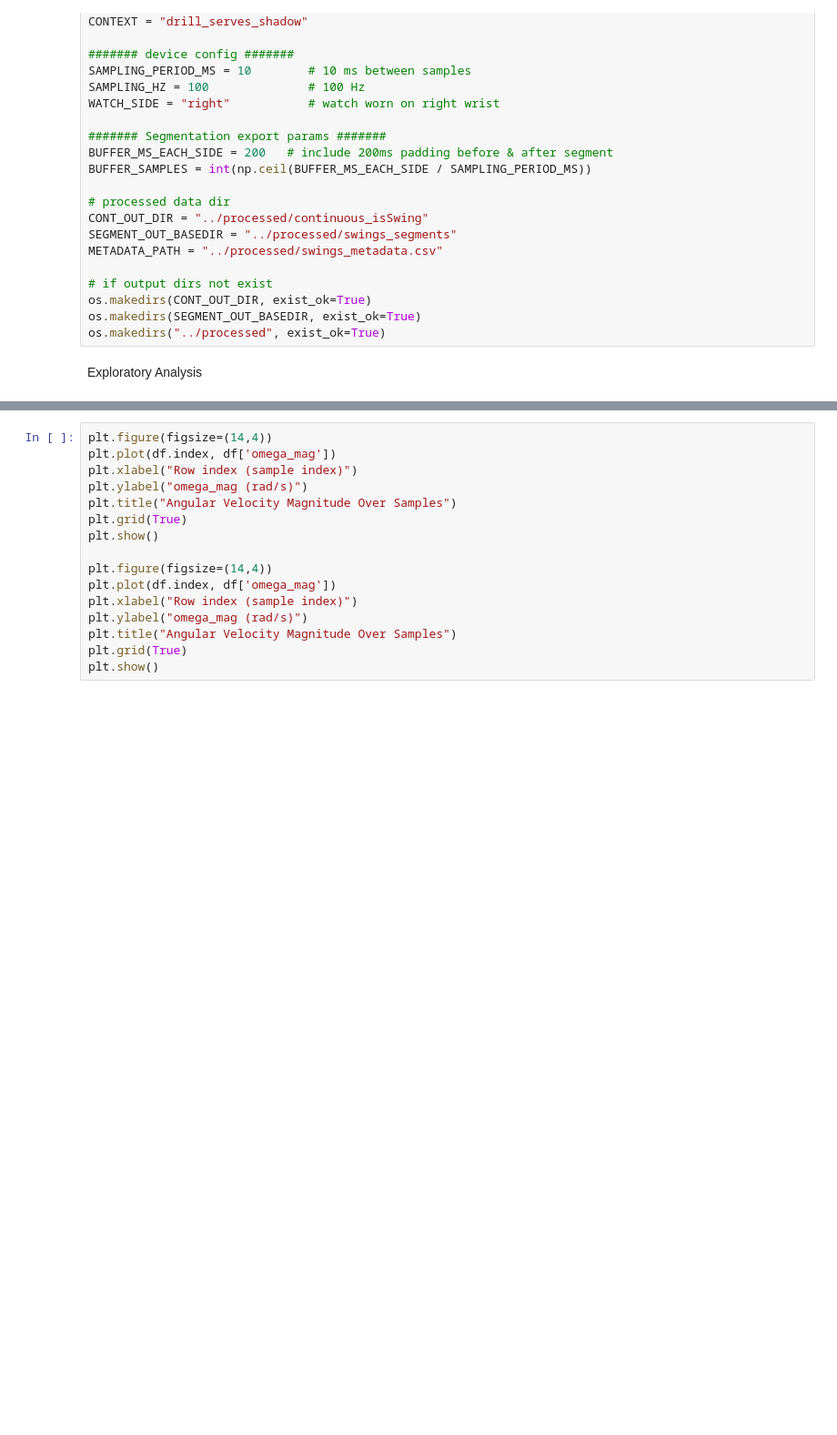
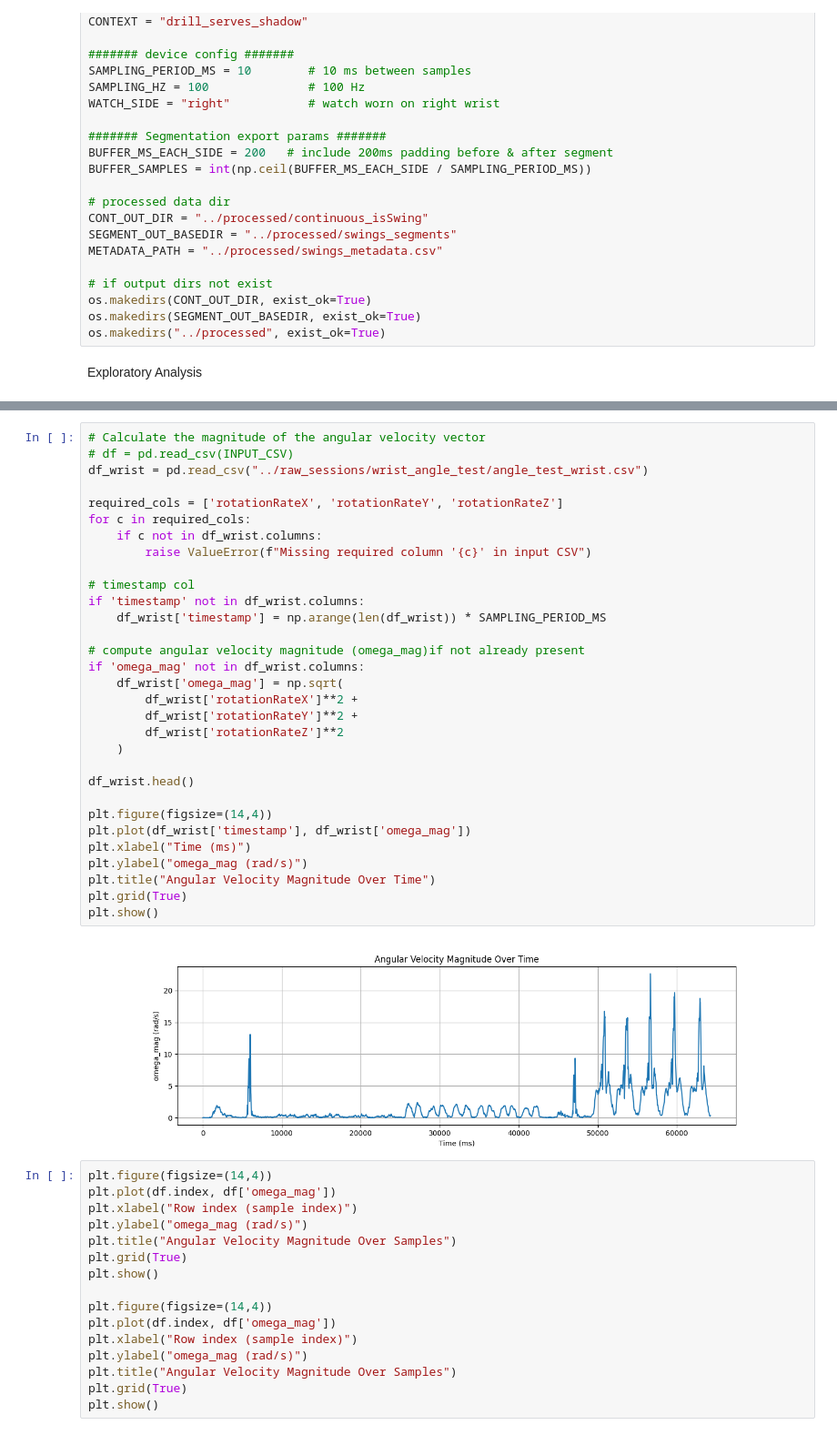
Before and after one commit to ashleyxchen/swing-classification, a Jupyter notebook: scripts/segment_swings.ipynb, the cells around one changed output, grey strips where cells are left out. Shown at 91% size. Saved outputs shown, nothing was run; the diff lists cells and outputs as text; blank space fills up the shorter version.

```diff
--- a/scripts/segment_swings.ipynb
+++ b/scripts/segment_swings.ipynb
@@ -87,3 +88,36 @@ plt.show()
+# %%
+# Calculate the magnitude of the angular velocity vector
+# df = pd.read_csv(INPUT_CSV)
+df_wrist = pd.read_csv("../raw_sessions/wrist_angle_test/angle_test_wrist.csv")
+
+required_cols = ['rotationRateX', 'rotationRateY', 'rotationRateZ']
+for c in required_cols:
+    if c not in df_wrist.columns:
+        raise ValueError(f"Missing required column '{c}' in input CSV")
+
+# timestamp col
+if 'timestamp' not in df_wrist.columns:
+    df_wrist['timestamp'] = np.arange(len(df_wrist)) * SAMPLING_PERIOD_MS
+
+# compute angular velocity magnitude (omega_mag)if not already present
+if 'omega_mag' not in df_wrist.columns:
+    df_wrist['omega_mag'] = np.sqrt(
+        df_wrist['rotationRateX']**2 +
+        df_wrist['rotationRateY']**2 +
+        df_wrist['rotationRateZ']**2
+    )
+
+df_wrist.head()
+
+plt.figure(figsize=(14,4))
+plt.plot(df_wrist['timestamp'], df_wrist['omega_mag'])
+plt.xlabel("Time (ms)")
+plt.ylabel("omega_mag (rad/s)")
+plt.title("Angular Velocity Magnitude Over Time")
+plt.grid(True)
+plt.show()
+# %% [output]
+[figure, added]
 # %%
 plt.figure(figsize=(14,4))
 plt.plot(df.index, df['omega_mag'])
```
Also changed, not shown: parts of 2 cells of this notebook, 6 other files.
